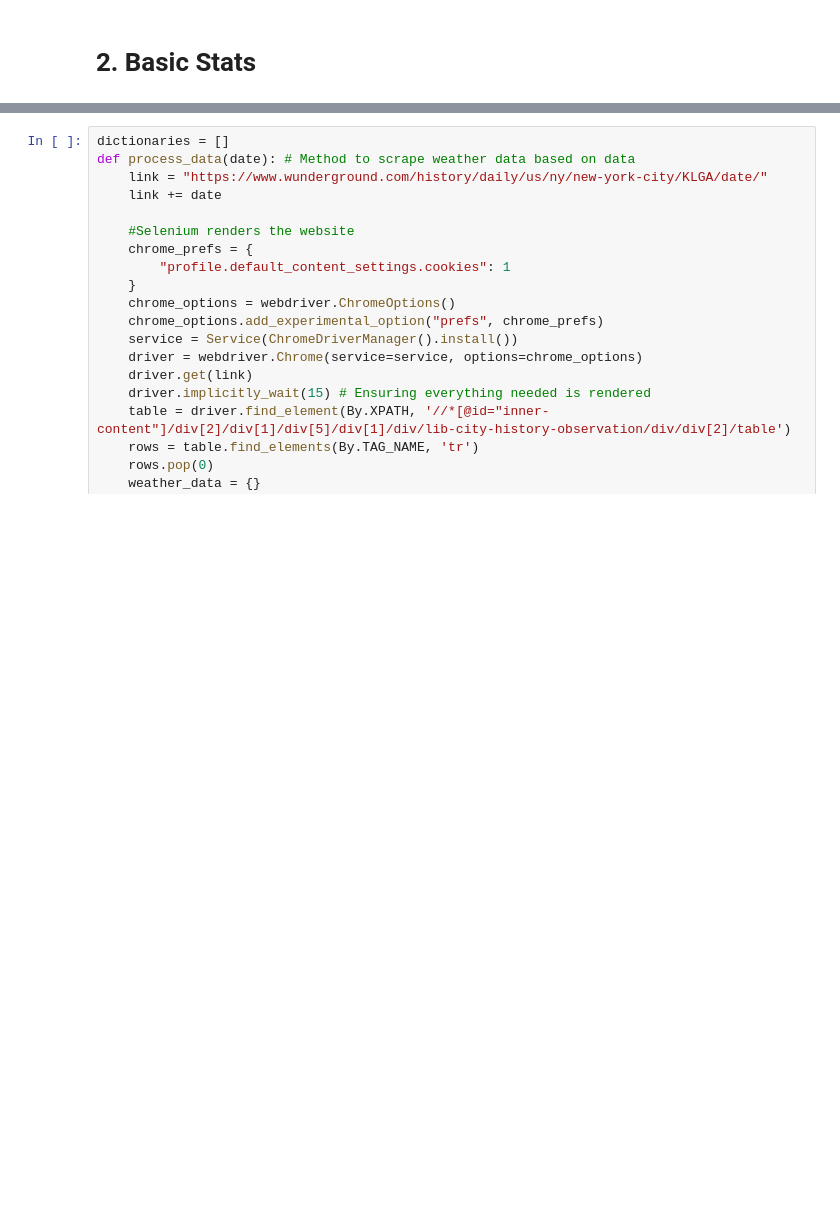
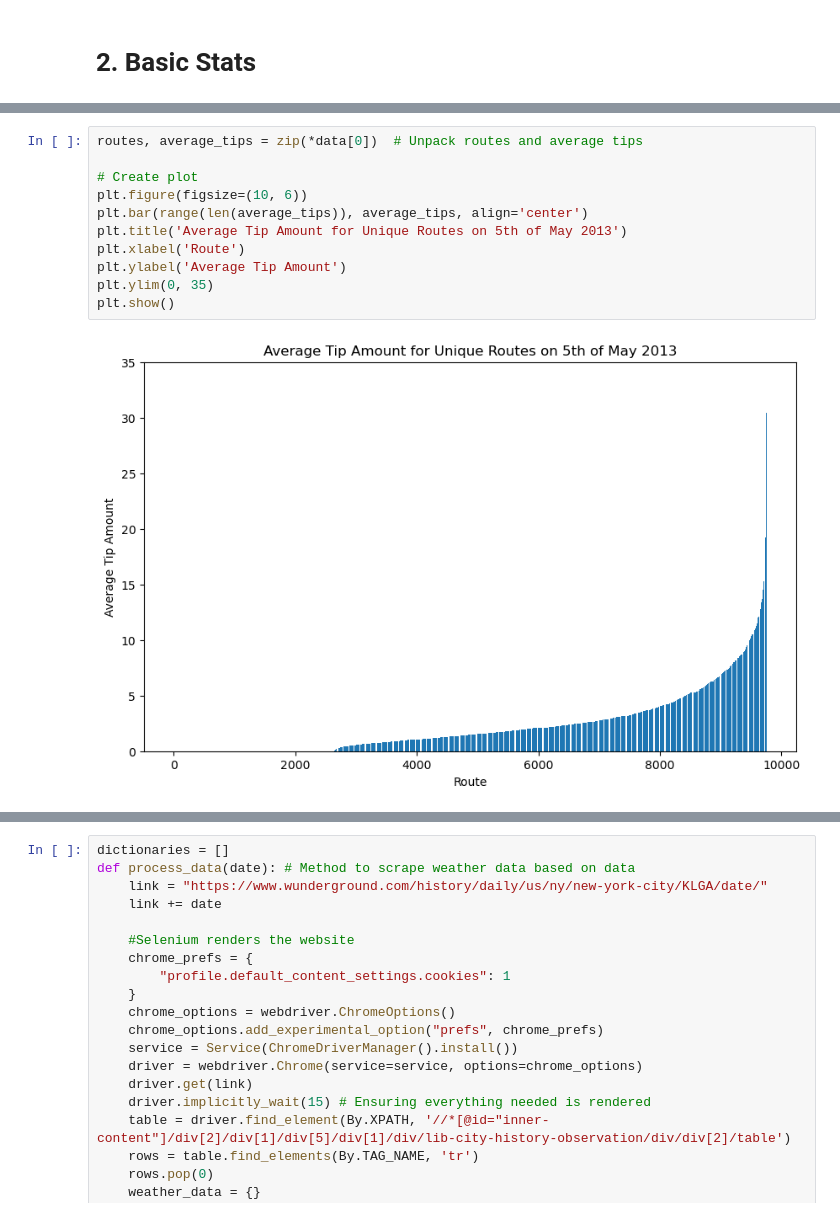
Before and after one commit to jesp9435/ComSocSci, a Jupyter notebook: Explainer.ipynb, the cells around one changed output, grey strips where cells are left out. Cells and saved outputs as stored; diff of their text form; blank space fills up the shorter version.

```diff
--- a/Explainer.ipynb
+++ b/Explainer.ipynb
@@ -79,0 +301,13 @@ Staten Island: 43905
+# %%
+routes, average_tips = zip(*data[0])  # Unpack routes and average tips
+
+# Create plot
+plt.figure(figsize=(10, 6))
+plt.bar(range(len(average_tips)), average_tips, align='center')
+plt.title('Average Tip Amount for Unique Routes on 5th of May 2013')
+plt.xlabel('Route')
+plt.ylabel('Average Tip Amount')
+plt.ylim(0, 35)
+plt.show()
+# %% [output]
+[figure, added]
```
Also changed, not shown: parts of 38 cells of this notebook, 1 other file.
